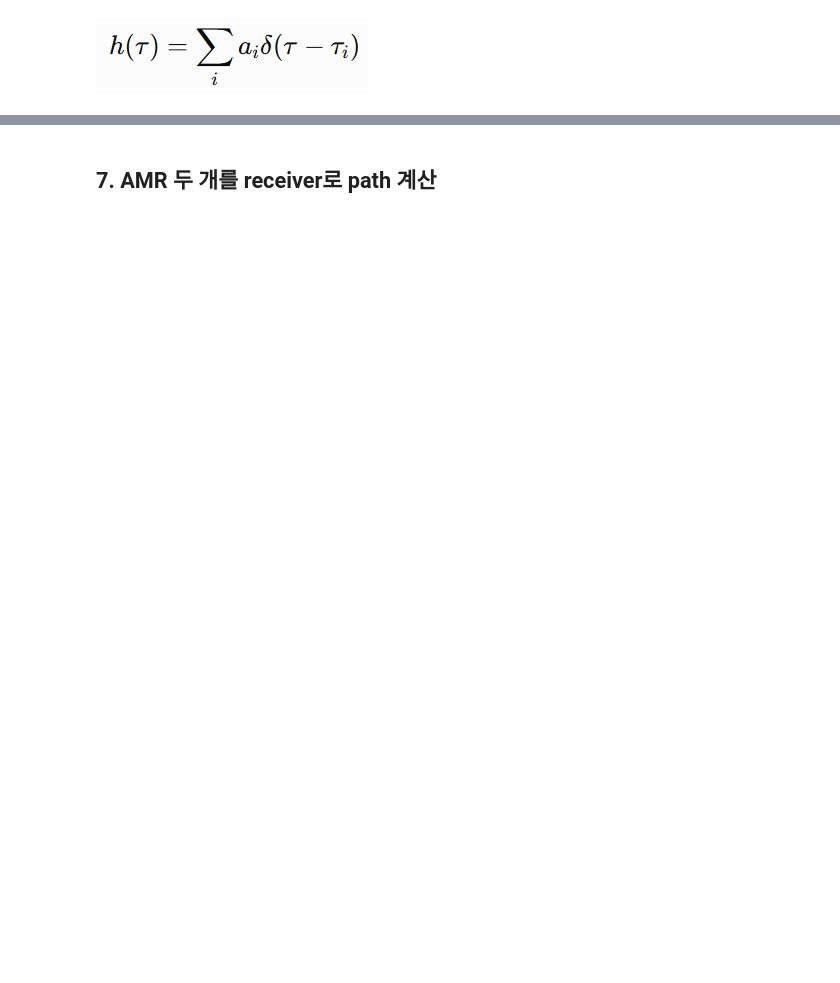
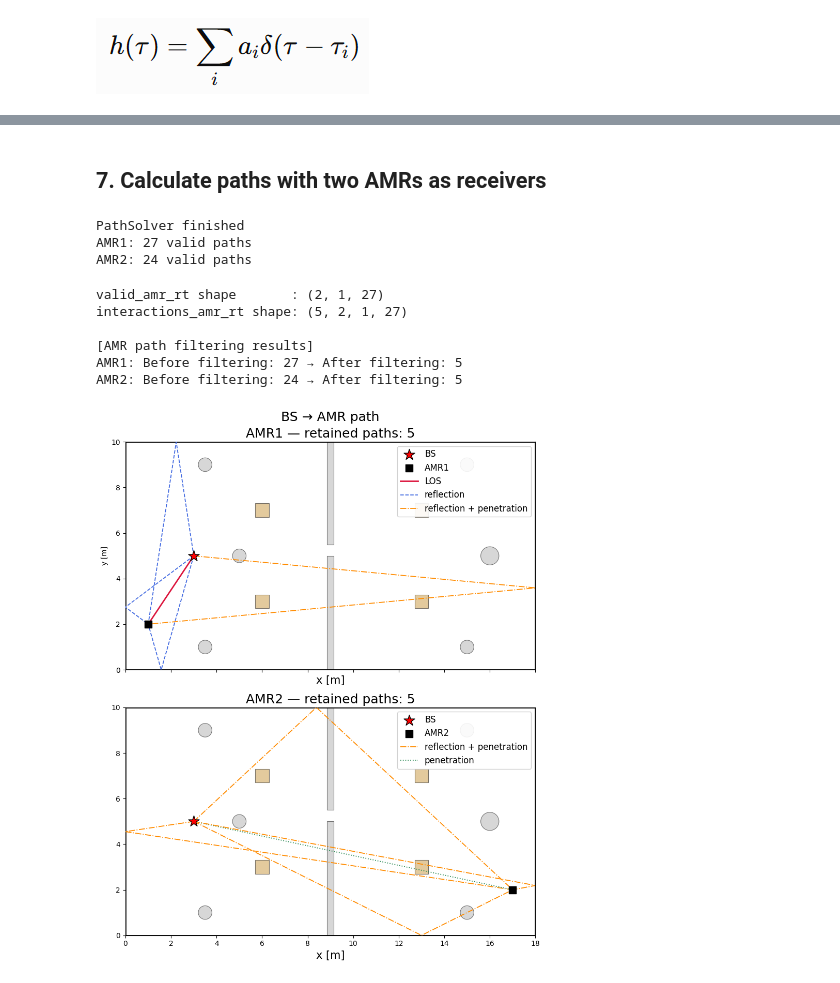
Before and after one commit to suj5239-cpu/warehouse-amr-radio-resource-allocation, a Jupyter notebook: 01_channel_fingerprint_map.ipynb, the cells around one changed output, grey strips where cells are left out. Saved outputs shown, nothing was run; the diff lists cells and outputs as text; code cells hidden in the pictures; blank space fills up the shorter version.

Commit message:
Finalize warehouse AMR radio resource allocation project

```diff
--- a/01_channel_fingerprint_map.ipynb
+++ b/01_channel_fingerprint_map.ipynb
@@ -534,9 +594,9 @@ plt.show()
 # %% [markdown]
-## 7. AMR 두 개를 receiver로 path 계산
+## 7. Calculate paths with two AMRs as receivers
 # %%
 # ---------------------------
-# AMR 출발점의 위치를 receiver로 잡아서 별도로 path solve
-# (720개 격자점용 scene은 건드리지 않고, 새 scene을 하나 더 만들어 사용)
+# Solve paths separately with the AMR starting locations as receivers
+# (Keep the 720-grid-cell scene unchanged and instantiate a separate scene.)
 # ---------------------------
 AMR1_START = tuple(AMR1_START_XY)
 AMR2_START = tuple(AMR2_START_XY)
@@ -565,7 +625,7 @@ scene_amr.add(Transmitter(name="BS", position=BS_CENTER.tolist()))
 
 amr_names = list(AMR_POINTS.keys())
 for name, pos in AMR_POINTS.items():
-    scene_amr.add(Receiver(name=name, position=list(pos)))
+    scene_amr.add(Receiver(name=name, position=[float(v) for v in pos]))
 
 solver_amr = PathSolver()
 paths_amr = solver_amr(
@@ -582,19 +642,24 @@ paths_amr = solver_amr(
 
 print("PathSolver finished")
 
-valid_amr = np.asarray(paths_amr.valid.numpy())               # [rx, rx_ant, tx, tx_ant, path]
-vertices_amr = np.asarray(paths_amr.vertices.numpy())         # [depth, rx, rx_ant, tx, tx_ant, path, 3]
-interactions_amr = np.asarray(paths_amr.interactions.numpy()) # [depth, rx, rx_ant, tx, tx_ant, path]
-sources_amr = np.asarray(paths_amr.sources.numpy()).T           # BS 위치, shape (num_tx, 3)
-targets_amr = np.asarray(paths_amr.targets.numpy()).T           # AMR 위치, shape (num_rx, 3)
+# With synthetic_array=True, geometry arrays have no antenna axes.
+valid_amr = np.asarray(paths_amr.valid.numpy())               # [rx, tx, path]
+vertices_amr = np.asarray(paths_amr.vertices.numpy())         # [depth, rx, tx, path, xyz]
+interactions_amr = np.asarray(paths_amr.interactions.numpy()) # [depth, rx, tx, path]
+sources_amr = np.asarray(paths_amr.sources.numpy()).T           # BS location, shape (num_tx, 3)
+targets_amr = np.asarray(paths_amr.targets.numpy()).T           # AMR locations, shape (num_rx, 3)
 
 for i, name in enumerate(amr_names):
-    n_valid = int(valid_amr[i, 0, :].sum())   # <- [i, 0, 0, 0, :] 대신 [i, 0, :]
-    print(f"{name}: 유효 경로 {n_valid}개")
+    n_valid = int(valid_amr[i, 0, :].sum())   # Receiver i, the single BS, all paths
+    print(f"{name}: {n_valid} valid paths")
+# %% [output]
+PathSolver finished
+AMR1: 27 valid paths
+AMR2: 24 valid paths
 # %%
 # ---------------------------------------
-# AMR1, AMR2 경로 필터링
-# 외벽 반사 0~1회 경로만 유지
+# Filter AMR 1 and AMR 2 paths
+# Retain only paths with zero or one exterior-wall reflection
 # ---------------------------------------
 
 valid_amr_rt = np.asarray(
@@ -612,20 +677,20 @@ print("valid_amr_rt shape       :", valid_amr_rt.shape)
 print("interactions_amr_rt shape:", interactions_amr_rt.shape)
 
 
-# AMR 경로마다 외벽 반사 횟수 계산
-# 내부 장애물 투과(REFRACTION)는 세지 않음
+# Count exterior-wall reflections for each AMR path
+# Do not count transmission through interior obstacles (REFRACTION)
 n_wall_reflections_amr = np.sum(
     interactions_amr_rt == SPECULAR_T,
     axis=0,
 )
 
-# 외벽 반사 2회 이상 제거
+# Remove paths with two or more exterior-wall reflections
 keep_amr_paths = (
     valid_amr_rt
     & (n_wall_reflections_amr < 2)
 )
 
-# AMR별 필터링 전후 경로 수
+# Path counts before and after filtering for each AMR
 original_amr_paths = np.sum(
     valid_amr_rt,
     axis=-1,
@@ -639,7 +704,7 @@ filtered_amr_paths = np.sum(
 
 amr_names = ["AMR1", "AMR2"]
 
-print("\n[AMR 경로 필터링 결과]")
+print("\n[AMR path filtering results]")
 
 for i, name in enumerate(amr_names):
     removed = (
@@ -649,26 +714,33 @@ for i, name in enumerate(amr_names):
 
     print(
         f"{name}: "
-        f"필터링 전 {original_amr_paths[i]}개 → "
-        f"필터링 후 {filtered_amr_paths[i]}개 "
+        f"Before filtering: {original_amr_paths[i]} → "
+        f"After filtering: {filtered_amr_paths[i]} "
     )
+# %% [output]
+valid_amr_rt shape       : (2, 1, 27)
+interactions_amr_rt shape: (5, 2, 1, 27)
+
+[AMR path filtering results]
+AMR1: Before filtering: 27 → After filtering: 5
+AMR2: Before filtering: 24 → After filtering: 5
 # %%
 # ---------------------------------------
-# AMR별로 찾은 경로를 방 위에 선으로 시각화
+# Visualize paths found for each AMR as lines over the warehouse layout
 # ---------------------------------------
-plt.rcParams["font.family"] = "DejaVu Sans"      # 윈도우 기본 내장 한글 폰트
-plt.rcParams['axes.unicode_minus'] = False       # 마이너스 부호(-) 깨짐 방지 (한글폰트 쓸 때 같이 필요)
+plt.rcParams["font.family"] = "DejaVu Sans"      # Cross-platform font with broad glyph support
+plt.rcParams['axes.unicode_minus'] = False       # Prevent minus-sign rendering issues
 
 NONE_T = int(InteractionType.NONE)
 SPECULAR_T = int(InteractionType.SPECULAR)
 REFRACTION_T = int(InteractionType.REFRACTION)
 
 def path_xy_chain(r_idx, p_idx):
-    """receiver r_idx, path p_idx 의 (x,y) 꼭짓점을 BS→...→AMR 순서로 반환."""
-    chain = [sources_amr[0, :2]]  # BS (tx는 1개뿐이라 index 0)
+    """Return (x, y) vertices for receiver r_idx and path p_idx in BS-to-AMR order."""
+    chain = [sources_amr[0, :2]]  # BS (only one transmitter, so index 0)
     for d in range(vertices_amr.shape[0]):  # max_depth
         if interactions_amr[d, r_idx, 0, p_idx] == NONE_T:
-            break  # 이후 슬롯은 다 미사용 (앞에서부터 꽉 채워지는 구조)
+            break  # All subsequent slots are unused (paths fill slots from the front)
         chain.append(vertices_amr[d, r_idx, 0, p_idx, :2])
     chain.append(targets_amr[r_idx, :2])
     return np.array(chain)
@@ -690,8 +762,8 @@ def classify_path(r_idx, p_idx):
 STYLE = {
     "LOS":      dict(color="crimson",    linestyle="-",  linewidth=2.0, label="LOS"),
     "reflect":  dict(color="royalblue",  linestyle="--", linewidth=1.3, label="reflection"),
-    "transmit": dict(color="seagreen",   linestyle=":",  linewidth=1.3, label="refraction"),
-    "mixed":    dict(color="darkorange", linestyle="-.", linewidth=1.3, label="reflection+refraction"),
+    "transmit": dict(color="seagreen",   linestyle=":",  linewidth=1.3, label="penetration"),
+    "mixed":    dict(color="darkorange", linestyle="-.", linewidth=1.3, label="reflection + penetration"),
 }
 
 fig, axes = plt.subplots(len(amr_names), figsize=(11, 11), sharex=True, sharey=True)
@@ -719,31 +791,33 @@ for ax, name in zip(axes, amr_names):
     ax.scatter(*BS_CENTER[:2], marker="*", s=250, color="red",
                edgecolor="black", zorder=6, label="BS")
     ax.scatter(*targets_amr[r_idx, :2], marker="s", s=100, color="black",
                zorder=6, label=name)
 
     used_labels = set()
     n_valid = int(keep_amr_paths[r_idx, 0, :].sum())
 
     for p_idx in range(keep_amr_paths.shape[-1]):
         if not keep_amr_paths[r_idx, 0, p_idx]:
             continue
 
         kind = classify_path(r_idx, p_idx)
         chain = path_xy_chain(r_idx, p_idx)
         style = dict(STYLE[kind])
         if kind in used_labels:
             style["label"] = None
         used_labels.add(kind)
         ax.plot(chain[:, 0], chain[:, 1], zorder=5, **style)
 
-    ax.set_title(f"{name} — number of valid path: {n_valid}", fontsize=18,)
+    ax.set_title(f"{name} — retained paths: {n_valid}", fontsize=18,)
     ax.set_xlim(0, ROOM_X)
     ax.set_ylim(0, ROOM_Y)
     ax.set_aspect("equal")
     ax.set_xlabel("x [m]", fontsize=15)
     ax.legend(loc="upper right", fontsize=12, framealpha=0.9)
 
 axes[0].set_ylabel("y [m]")
 fig.suptitle("BS → AMR path", fontsize=18)
 fig.tight_layout()
 plt.show()
+# %% [output]
+[figure, added]
```
Also changed, not shown: parts of 24 cells of this notebook, 21 other files.
